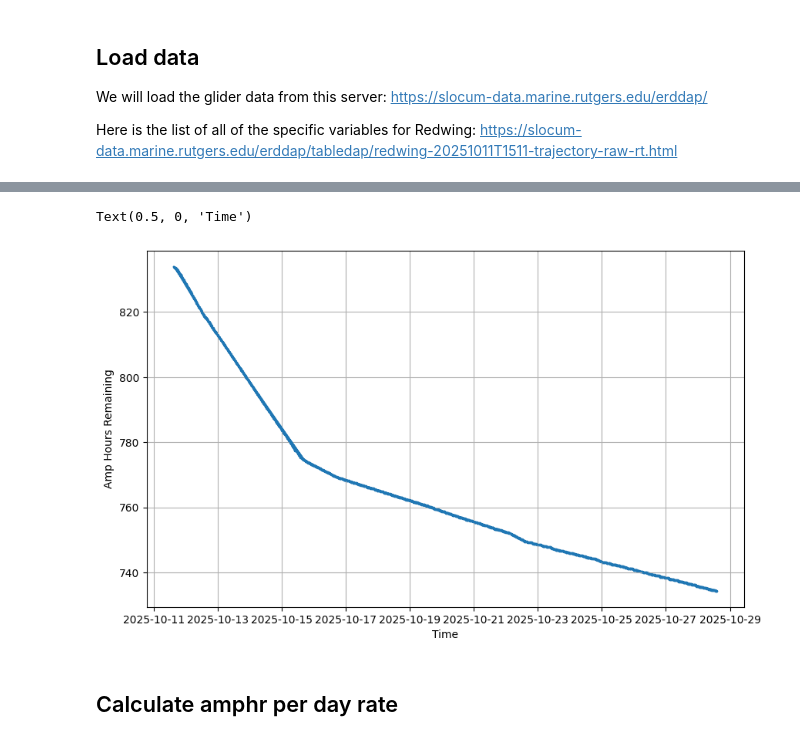
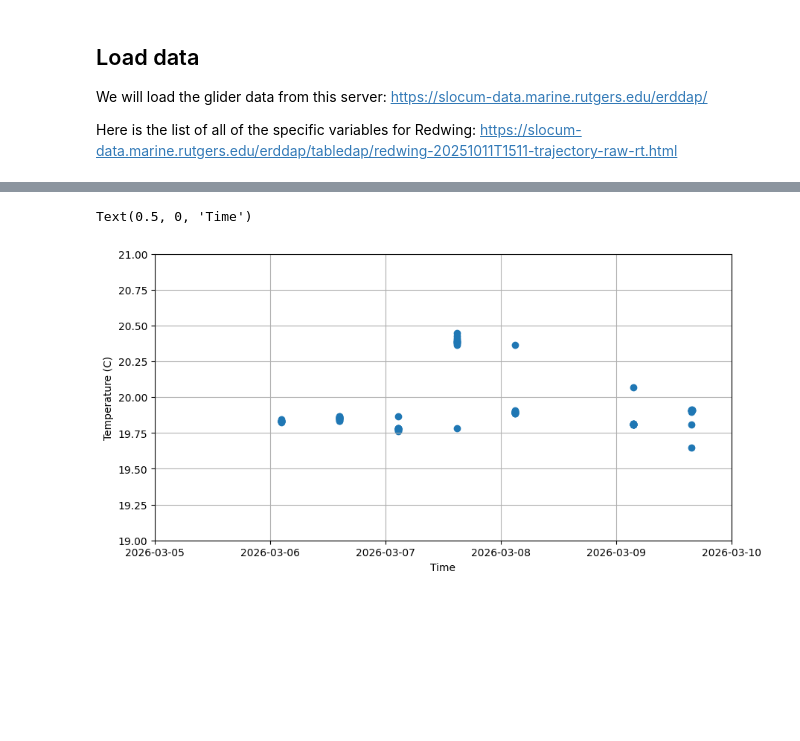
Before and after one commit to JGradone/Topics-Sentinel, a Jupyter notebook: Redwing_Real_Time.ipynb, the cells around one changed output, grey strips where cells are left out. Drawn from its saved outputs; the diff is of its cells as text; code cells hidden in the pictures; blank space fills up the shorter version.

Commit message:
Updated for sci_water_temp

```diff
--- a/Redwing_Real_Time.ipynb
+++ b/Redwing_Real_Time.ipynb
@@ -97,7 +92,7 @@ Here is the list of all of the specific variables for Redwing: https://slocum-da
 ## The specific ID for redwing
 ds_id = 'redwing-20251011T1511-trajectory-raw-rt'
 ## Load flight data
-variables = ['time', 'm_battery_amp_hours_remaining'] # m_vmg_to_wpt = velocity "made good" to waypoint [m/s]
+variables = ['time', 'sci_water_temp', 'sci_water_pressure', 'latitude', 'longitude']
 ## Load the data
 redwing = get_erddap_dataset(ds_id, variables = variables)
 ## Change the name of the columns
@@ -126,0 +122,4 @@ redwing
+# %%
+redwing = redwing.loc[redwing['time'] > '2026-02-01'].sort_values(by='time')
+
+redwing
@@ -127,11 +140,11 @@ redwing
 # %%
-plt.figure(figsize=(10,6))
-plt.scatter(redwing.time, redwing.m_battery_amp_hours_remaining,s=2)
+plt.figure(figsize=(10,5))
+plt.scatter(redwing.time,redwing.sci_water_temp)
+plt.ylim(19,21)
+plt.xlim(pd.to_datetime('2026-03-05'),pd.to_datetime('2026-03-10'))
 plt.grid()
-plt.ylabel('Amp Hours Remaining')
+plt.ylabel('Temperature (C)')
 plt.xlabel('Time')
 # %% [output]
 Text(0.5, 0, 'Time')
-[figure, old version]
+[figure, new version]
-# %% [markdown]
-## Calculate amphr per day rate
```
Also changed, not shown: parts of 8 cells of this notebook.
